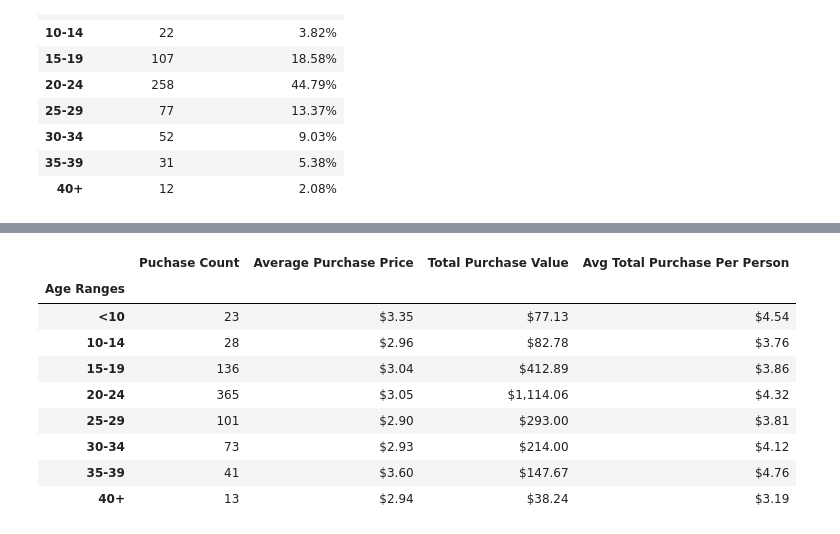
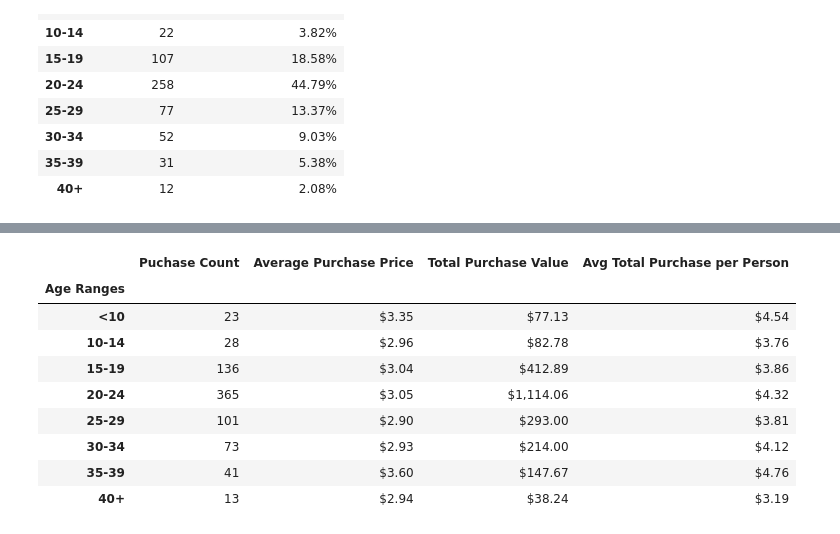
Before and after one commit to azpunit/pandas-challenge, a Jupyter notebook: HeroesOfPymoli/HeroesOfPymoli.ipynb, the cells around one changed output, grey strips where cells are left out. Cells and saved outputs as stored; diff of their text form; code cells hidden in the pictures.

```diff
--- a/HeroesOfPymoli/HeroesOfPymoli.ipynb
+++ b/HeroesOfPymoli/HeroesOfPymoli.ipynb
@@ -195,41 +235,42 @@ age_demographics
 # %%
-# This following code allows us to create our bin.
+# The following code allowed us to create our bins.
 bins = [0, 9, 14, 19, 24, 29, 34, 39, float("inf")]
 
-# This following code allows us to create labels for these bins.
+# The following code allowed us to create labels for these bins.
 group_labels = ["<10", "10-14", "15-19", "20-24", "25-29", "30-34", "35-39", "40+"]
 
-# This following code allows us to slice the data and place it into bins with unique data.
+# The following code allowed us to slice the data and group it accordingly with the bins.
 purchase_data["Age Ranges"] = pd.cut(purchase_data["Age"], bins, labels=group_labels)
 
 purchase_data_df = purchase_data.groupby("Age Ranges")
 
-# Find how many rows fall into each bin
+# The following code allowed us to calculate all the numerical values needed to create our dataframe.
 age_count = purchase_data_df["Age"].count()
 mean_average_purchase = purchase_data_df["Price"].mean()
 sum_average_purchase = purchase_data_df["Price"].sum()
 player_demo = purchase_data[["SN", "Age"]].drop_duplicates()
 player_demo["Age Group"] = pd.cut(player_demo["Age"], bins, labels=group_labels)
 age_count_unique = player_demo["Age Group"].value_counts()
-mean_average_purchase_per_person = purchase_data_df["Price"].sum()/age_count_unique
+average_purchase_per_person = purchase_data_df["Price"].sum()/age_count_unique
 
-
+# The following code allowed us to create our dataframe with formatting it and setting the bins column as the index.
 raw_purchase_analysis_age = pd.DataFrame({"Age Ranges": group_labels,
                                           "Puchase Count": age_count,
                                           "Average Purchase Price": mean_average_purchase,
                                           "Total Purchase Value": sum_average_purchase,
-                                          "Avg Total Purchase Per Person": mean_average_purchase_per_person
-                                        })
+                                          "Avg Total Purchase per Person": average_purchase_per_person
+                                         })
 
 intermediary_purchase_analysis_age = raw_purchase_analysis_age.set_index("Age Ranges")
 
 purchase_analysis_age = intermediary_purchase_analysis_age.style.format({"Average Purchase Price": ("${:.2f}"),
                                                                          "Total Purchase Value": ("${:,.2f}"),
-                                                                         "Avg Total Purchase Per Person": ("${:.2f}")
+                                                                         "Avg Total Purchase per Person": ("${:.2f}")
                                                                         })
+
 purchase_analysis_age
 # %% [output]
-|  | Puchase Count | Average Purchase Price | Total Purchase Value | Avg Total Purchase Per Person |
+|  | Puchase Count | Average Purchase Price | Total Purchase Value | Avg Total Purchase per Person |
 | Age Ranges |  |  |  |  |
 | <10 | 23 | $3.35 | $77.13 | $4.54 |
 | 10-14 | 28 | $2.96 | $82.78 | $3.76 |
```
Also changed, not shown: parts of 29 cells of this notebook, 4 other files.
